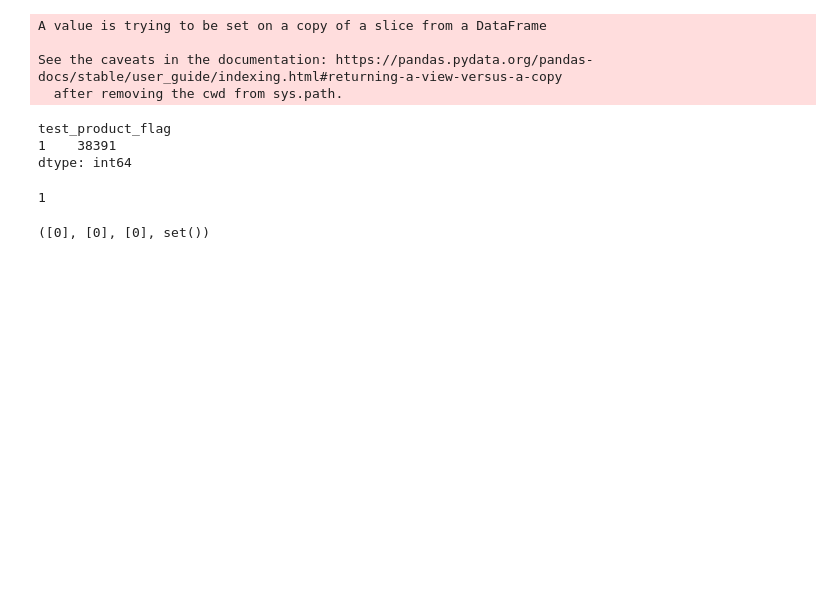
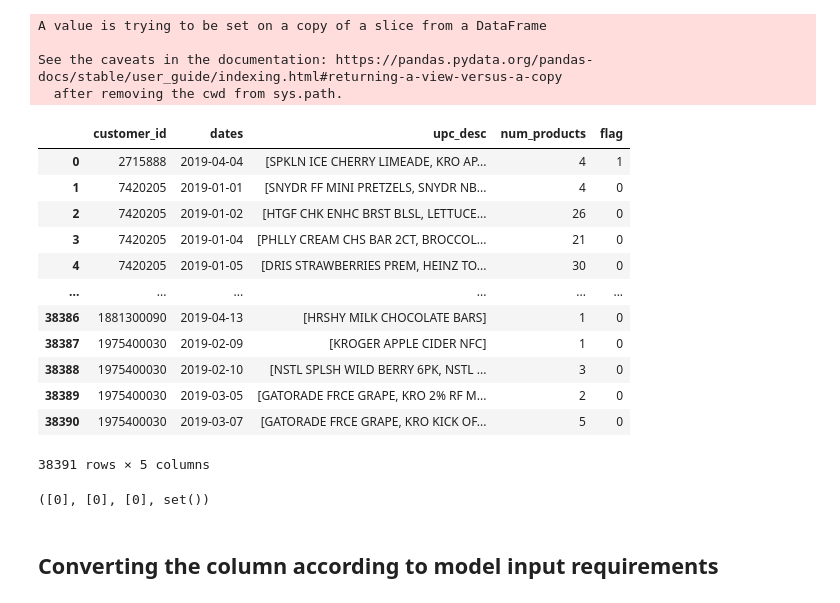
Before and after one commit to bridgecrew-perf6/ml-deployment-coe, a Jupyter notebook: projects/embedding_example/algorithm/Word-Embedding.ipynb, the cells around one changed output. Saved outputs shown, nothing was run; the diff lists cells and outputs as text; code cells hidden in the pictures; blank space fills up the shorter version.

```diff
--- a/projects/embedding_example/algorithm/Word-Embedding.ipynb
+++ b/projects/embedding_example/algorithm/Word-Embedding.ipynb
@@ -197,13 +167,19 @@ See the caveats in the documentation: https://pandas.pydata.org/pandas-docs/stab
   after removing the cwd from sys.path.
 # %%
 test = df[df["flag"]==1]
-# %%
-df.groupby(["test_product_flag"]).size()
-# %% [output]
-test_product_flag
-1    38391
-dtype: int64
-# %%
-38391^2
-# %% [output]
-1
+# %%
+df
+# %% [output]
+|  | customer_id | dates | upc_desc | num_products | flag |
+| 0 | 2715888 | 2019-04-04 | [SPKLN ICE CHERRY LIMEADE, KRO AP... | 4 | 1 |
+| 1 | 7420205 | 2019-01-01 | [SNYDR FF MINI PRETZELS, SNYDR NB... | 4 | 0 |
+| 2 | 7420205 | 2019-01-02 | [HTGF CHK ENHC BRST BLSL, LETTUCE... | 26 | 0 |
+| 3 | 7420205 | 2019-01-04 | [PHLLY CREAM CHS BAR 2CT, BROCCOL... | 21 | 0 |
+| 4 | 7420205 | 2019-01-05 | [DRIS STRAWBERRIES PREM, HEINZ TO... | 30 | 0 |
+| ... | ... | ... | ... | ... | ... |
+| 38386 | 1881300090 | 2019-04-13 | [HRSHY MILK CHOCOLATE BARS] | 1 | 0 |
+| 38387 | 1975400030 | 2019-02-09 | [KROGER APPLE CIDER NFC] | 1 | 0 |
+| 38388 | 1975400030 | 2019-02-10 | [NSTL SPLSH WILD BERRY 6PK, NSTL ... | 3 | 0 |
+| 38389 | 1975400030 | 2019-03-05 | [GATORADE FRCE GRAPE, KRO 2% RF M... | 2 | 0 |
+| 38390 | 1975400030 | 2019-03-07 | [GATORADE FRCE GRAPE, KRO KICK OF... | 5 | 0 |
+38391 rows × 5 columns
@@ -239,2 +219,4 @@ test_model(df.head(5))
 # %% [output]
 ([0], [0], [0], set())
+# %% [markdown]
+## Converting the column according to model input requirements
```
Also changed, not shown: parts of 29 cells of this notebook.
